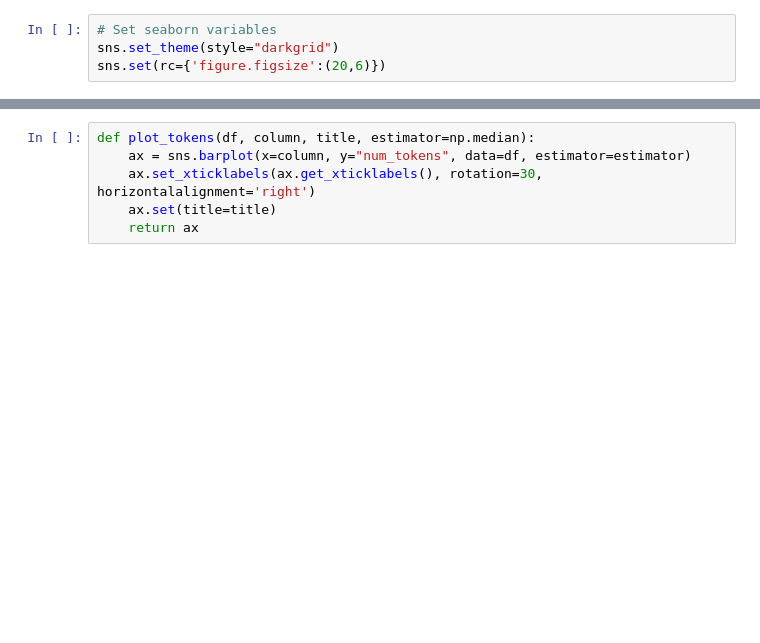
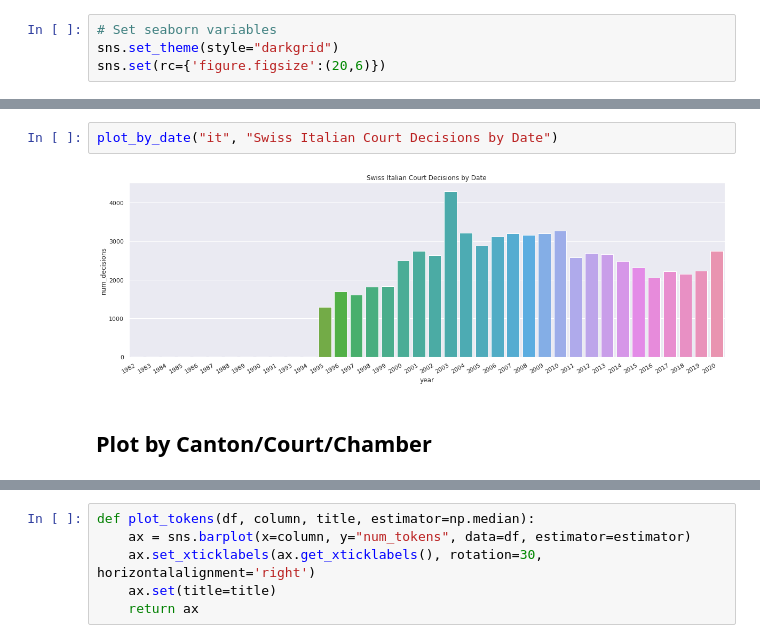
Before and after one commit to JoelNiklaus/SwissCourtRulingCorpus, a Jupyter notebook: scrc/notebooks/description/describe.ipynb, the cells around one changed output, grey strips where cells are left out. Cells and saved outputs as stored; diff of their text form; blank space fills up the shorter version.

```diff
--- a/scrc/notebooks/description/describe.ipynb
+++ b/scrc/notebooks/description/describe.ipynb
@@ -87,0 +50,6 @@ plot_dates(df, title)
+# %%
+plot_by_date("it", "Swiss Italian Court Decisions by Date")
+# %% [output]
+[figure, added]
+# %% [markdown]
+## Plot by Canton/Court/Chamber
```
Also changed, not shown: parts of 28 cells of this notebook.
